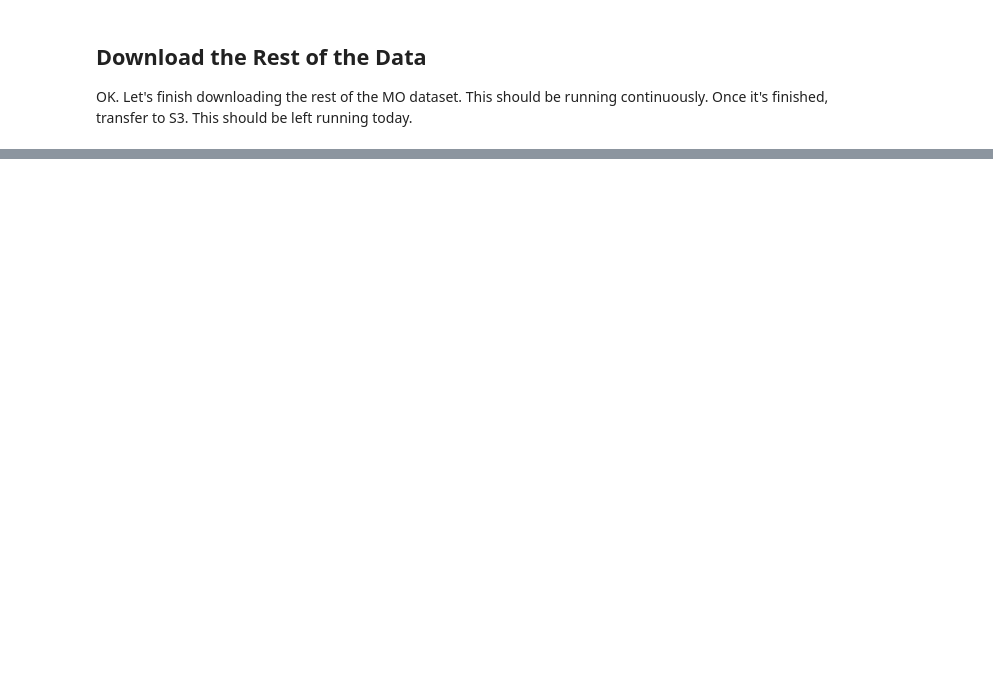
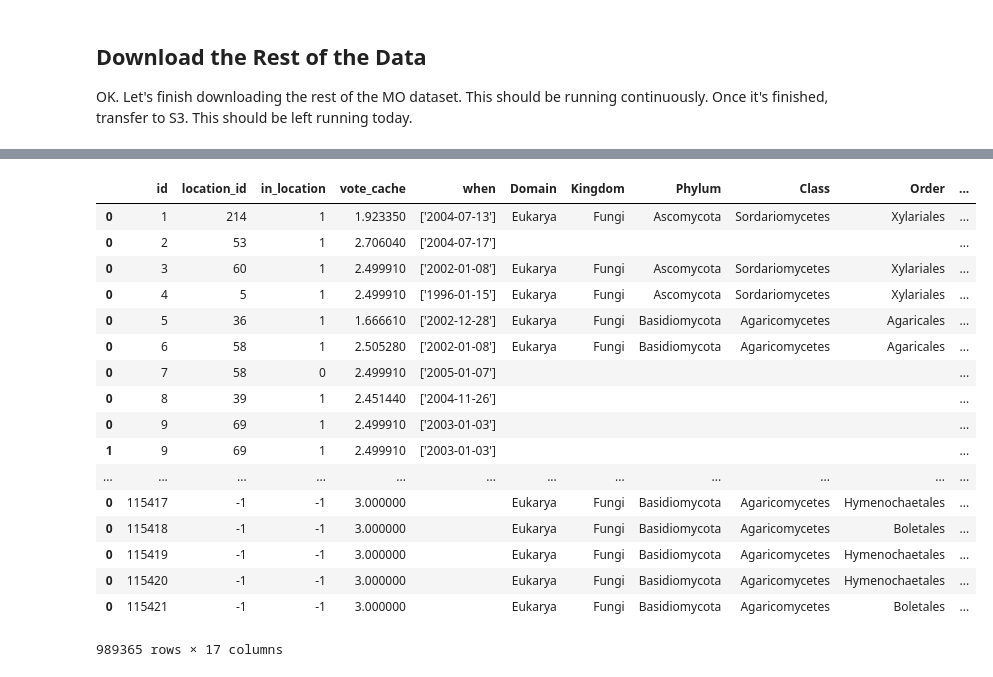
Before and after one commit to pablo-martin/Mushroom-Hikes, a Jupyter notebook: notebooks/AWS Data Distribution.ipynb, the cells around one changed output, grey strips where cells are left out. Saved outputs shown, nothing was run; the diff lists cells and outputs as text; code cells hidden in the pictures; blank space fills up the shorter version.

```diff
--- a/notebooks/AWS Data Distribution.ipynb
+++ b/notebooks/AWS Data Distribution.ipynb
@@ -397,0 +230,5 @@ KeyboardInterrupt:
+# %%
+import pickle
+import pandas as pd
+df = pickle.load(open('combined_dataset_df.p','rb'), encoding='latin1')
+display(df)
@@ -397,0 +316,22 @@ KeyboardInterrupt:
+# %%
+df = pickle.load(open('combined_dataset_df.p','rb'), encoding='latin1')
+display(df)
+# %% [output]
+|  | id | location_id | in_location | vote_cache | when | Domain | Kingdom | Phylum | Class | Order | ... |
+| 0 | 1 | 214 | 1 | 1.923350 | ['2004-07-13'] | Eukarya | Fungi | Ascomycota | Sordariomycetes | Xylariales | ... |
+| 0 | 2 | 53 | 1 | 2.706040 | ['2004-07-17'] |  |  |  |  |  | ... |
+| 0 | 3 | 60 | 1 | 2.499910 | ['2002-01-08'] | Eukarya | Fungi | Ascomycota | Sordariomycetes | Xylariales | ... |
+| 0 | 4 | 5 | 1 | 2.499910 | ['1996-01-15'] | Eukarya | Fungi | Ascomycota | Sordariomycetes | Xylariales | ... |
+| 0 | 5 | 36 | 1 | 1.666610 | ['2002-12-28'] | Eukarya | Fungi | Basidiomycota | Agaricomycetes | Agaricales | ... |
+| 0 | 6 | 58 | 1 | 2.505280 | ['2002-01-08'] | Eukarya | Fungi | Basidiomycota | Agaricomycetes | Agaricales | ... |
+| 0 | 7 | 58 | 0 | 2.499910 | ['2005-01-07'] |  |  |  |  |  | ... |
+| 0 | 8 | 39 | 1 | 2.451440 | ['2004-11-26'] |  |  |  |  |  | ... |
+| 0 | 9 | 69 | 1 | 2.499910 | ['2003-01-03'] |  |  |  |  |  | ... |
+| 1 | 9 | 69 | 1 | 2.499910 | ['2003-01-03'] |  |  |  |  |  | ... |
+| ... | ... | ... | ... | ... | ... | ... | ... | ... | ... | ... | ... |
+| 0 | 115417 | -1 | -1 | 3.000000 |  | Eukarya | Fungi | Basidiomycota | Agaricomycetes | Hymenochaetales | ... |
+| 0 | 115418 | -1 | -1 | 3.000000 |  | Eukarya | Fungi | Basidiomycota | Agaricomycetes | Boletales | ... |
+| 0 | 115419 | -1 | -1 | 3.000000 |  | Eukarya | Fungi | Basidiomycota | Agaricomycetes | Hymenochaetales | ... |
+| 0 | 115420 | -1 | -1 | 3.000000 |  | Eukarya | Fungi | Basidiomycota | Agaricomycetes | Hymenochaetales | ... |
+| 0 | 115421 | -1 | -1 | 3.000000 |  | Eukarya | Fungi | Basidiomycota | Agaricomycetes | Boletales | ... |
+989365 rows × 17 columns
```
Also changed, not shown: parts of 26 cells of this notebook, 5 other files.
